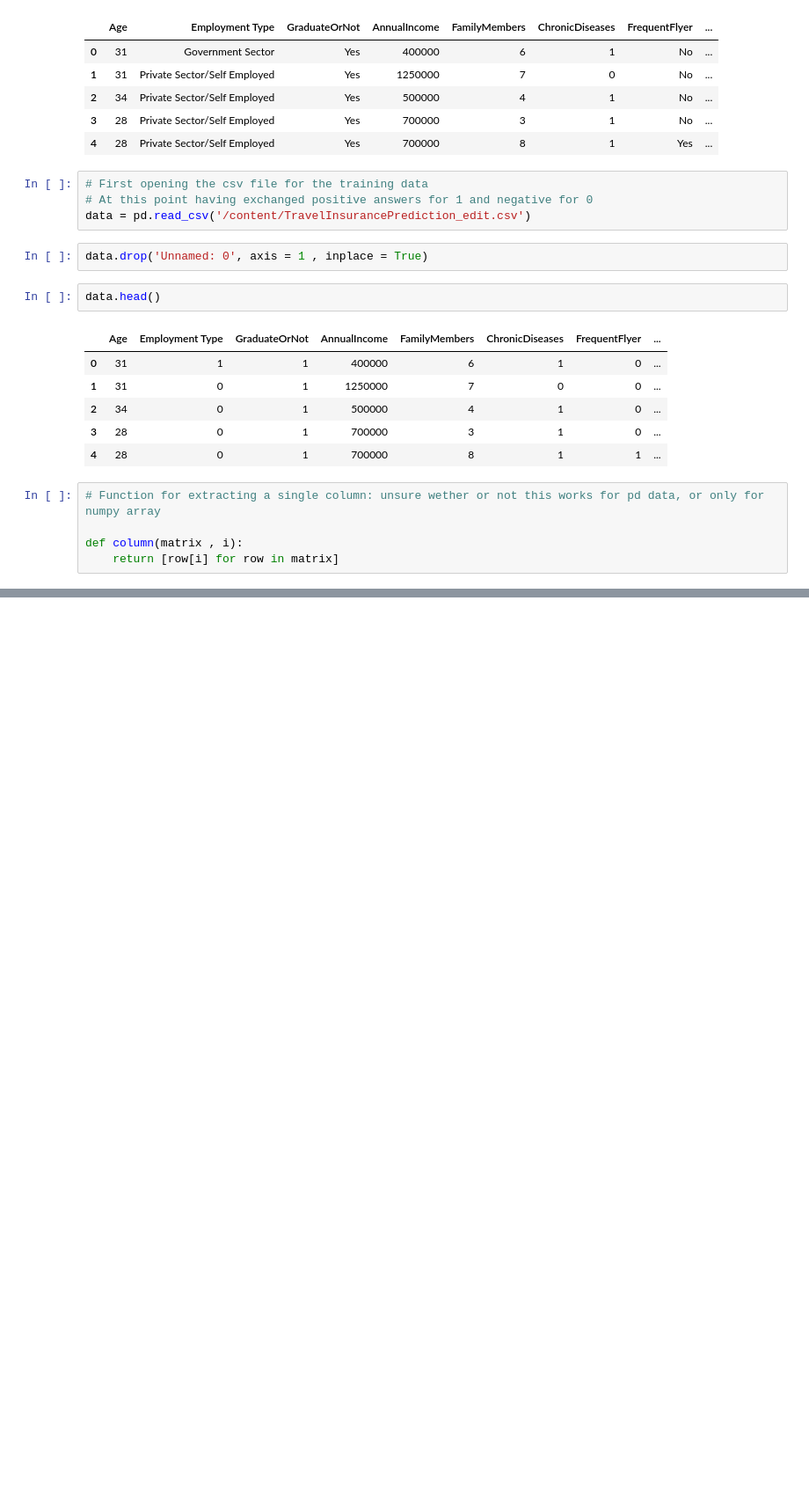
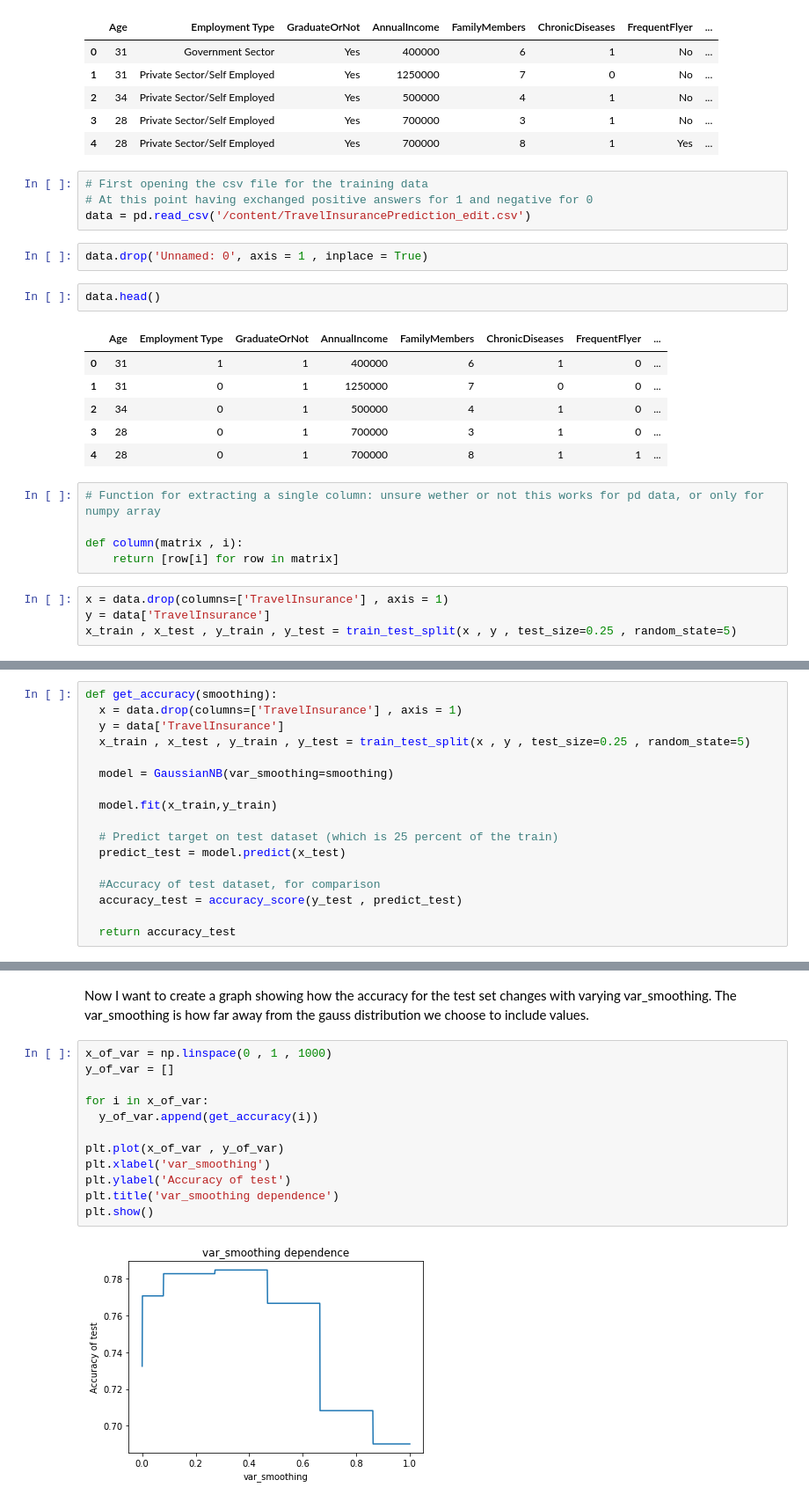
Before and after one commit to sigurdee/FDA-project, a Jupyter notebook: Group_prjoject_FDS.ipynb, the cells around one changed output, grey strips where cells are left out. Shown at 88% size. Drawn from its saved outputs; the diff is of its cells as text; blank space fills up the shorter version.

```diff
--- a/Group_prjoject_FDS.ipynb
+++ b/Group_prjoject_FDS.ipynb
@@ -57,6 +57,10 @@ data.head()
 
 def column(matrix , i):
     return [row[i] for row in matrix]
+# %%
+x = data.drop(columns=['TravelInsurance'] , axis = 1)
+y = data['TravelInsurance']
+x_train , x_test , y_train , y_test = train_test_split(x , y , test_size=0.25 , random_state=5)
 # %%
 
 # Using a built in Naive Bayes function
@@ -109 +107,18 @@ NameError: ignored
+# %%
+def get_accuracy(smoothing):
+  x = data.drop(columns=['TravelInsurance'] , axis = 1)
+  y = data['TravelInsurance']
+  x_train , x_test , y_train , y_test = train_test_split(x , y , test_size=0.25 , random_state=5)
+
+  model = GaussianNB(var_smoothing=smoothing)
+
+  model.fit(x_train,y_train)
+
+  # Predict target on test dataset (which is 25 percent of the train)
+  predict_test = model.predict(x_test)
+
+  #Accuracy of test dataset, for comparison
+  accuracy_test = accuracy_score(y_test , predict_test)
+
+  return accuracy_test
 # %%
@@ -116,0 +138,16 @@ print(precision_recall_fscore_support(y2, y2_model, zero_division=0))
+# %% [markdown]
+Now I want to create a graph showing how the accuracy for the test set changes with varying var_smoothing. The var_smoothing is how far away from the gauss distribution we choose to include values.
+# %%
+x_of_var = np.linspace(0 , 1 , 1000)
+y_of_var = []
+
+for i in x_of_var:
+  y_of_var.append(get_accuracy(i))
+
+plt.plot(x_of_var , y_of_var)
+plt.xlabel('var_smoothing')
+plt.ylabel('Accuracy of test')
+plt.title('var_smoothing dependence')
+plt.show()
+# %% [output]
+[figure, added]
```
Also changed, not shown: parts of 5 cells of this notebook.
